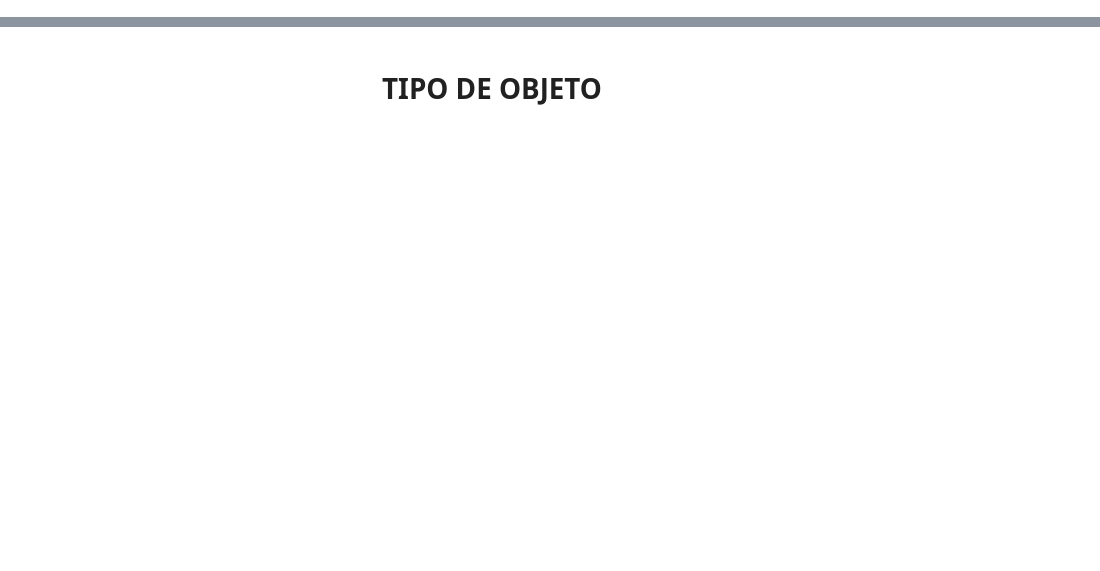
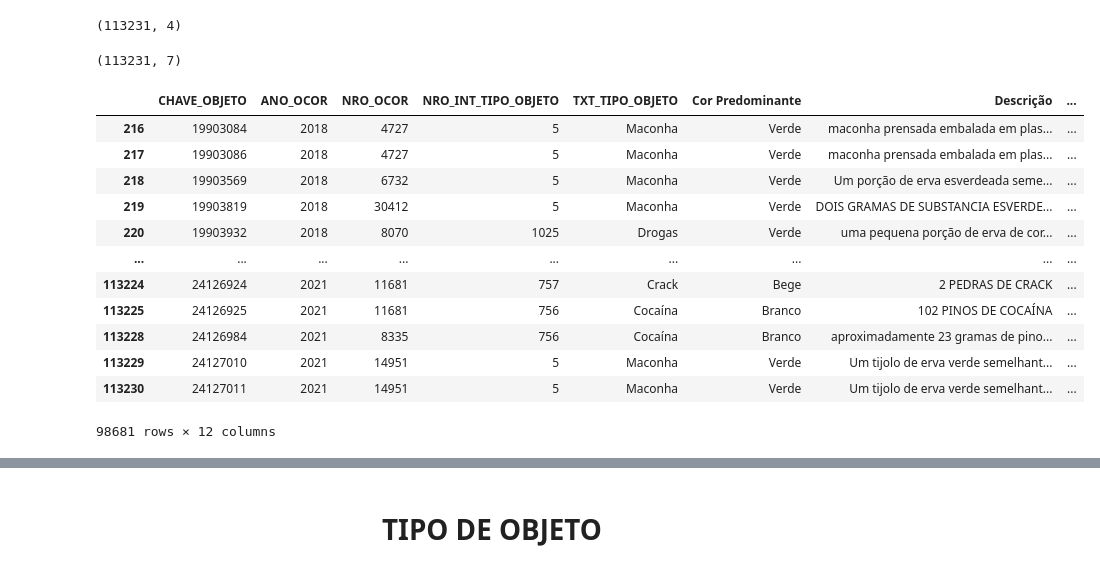
Before and after one commit to giuliannocappellari/Grafos, a Jupyter notebook: Indicadores/Drogas_Reclassificacao.ipynb, the cells around one changed output, grey strips where cells are left out. Drawn from its saved outputs; the diff is of its cells as text; code cells hidden in the pictures; blank space fills up the shorter version.

```diff
--- a/Indicadores/Drogas_Reclassificacao.ipynb
+++ b/Indicadores/Drogas_Reclassificacao.ipynb
@@ -20,5 +61,11 @@ dg2_final = drogas_final[['NRO_INT_OBJETO','ANO_OCOR', 'NRO_OCOR','NRO_INT_TIPO_
 dg2_final_sorted = dg2_final.sort_values(by=['NRO_INT_OBJETO'])
 drogas_pivot_final_sorted = drogas_final_pivot.sort_values(by=['NRO_INT_OBJETO'])
+# %%
+#Garantia de mesmo numero de linhas para concatenação
+display(dg2_final_sorted.shape, drogas_pivot_final_sorted.shape)
+# %% [output]
+(113231, 4)
+(113231, 7)
 # %%
 #Concatenando as duas tabelas
 try_1_final = pd.concat([dg2_final_sorted, drogas_pivot_final_sorted],axis=1)
@@ -28,5 +75,22 @@ resultado = try_1_final.reset_index()
 # %%
 #Renomeando Coluans
 resultado = resultado.rename(columns={"NRO_INT_OBJETO": "CHAVE_OBJETO", "TIPO_OBJETO": "TXT_TIPO_OBJETO"})
+# %%
+#Mostrando o resultado com descrição não nula
+resultado[resultado['Descrição'].notnull()]
+# %% [output]
+|  | CHAVE_OBJETO | ANO_OCOR | NRO_OCOR | NRO_INT_TIPO_OBJETO | TXT_TIPO_OBJETO | Cor Predominante | Descrição | ... |
+| 216 | 19903084 | 2018 | 4727 | 5 | Maconha | Verde | maconha prensada embalada em plas... | ... |
+| 217 | 19903086 | 2018 | 4727 | 5 | Maconha | Verde | maconha prensada embalada em plas... | ... |
+| 218 | 19903569 | 2018 | 6732 | 5 | Maconha | Verde | Um porção de erva esverdeada seme... | ... |
+| 219 | 19903819 | 2018 | 30412 | 5 | Maconha | Verde | DOIS GRAMAS DE SUBSTANCIA ESVERDE... | ... |
+| 220 | 19903932 | 2018 | 8070 | 1025 | Drogas | Verde | uma pequena porção de erva de cor... | ... |
+| ... | ... | ... | ... | ... | ... | ... | ... | ... |
+| 113224 | 24126924 | 2021 | 11681 | 757 | Crack | Bege | 2 PEDRAS DE CRACK | ... |
+| 113225 | 24126925 | 2021 | 11681 | 756 | Cocaína | Branco | 102 PINOS DE COCAÍNA | ... |
+| 113228 | 24126984 | 2021 | 8335 | 756 | Cocaína | Branco | aproximadamente 23 gramas de pino... | ... |
+| 113229 | 24127010 | 2021 | 14951 | 5 | Maconha | Verde | Um tijolo de erva verde semelhant... | ... |
+| 113230 | 24127011 | 2021 | 14951 | 5 | Maconha | Verde | Um tijolo de erva verde semelhant... | ... |
+98681 rows × 12 columns
 # %%
 #Mudando o float do padrão brasileiro para o americano
```
Also changed, not shown: parts of 19 cells of this notebook, 1 other file.
